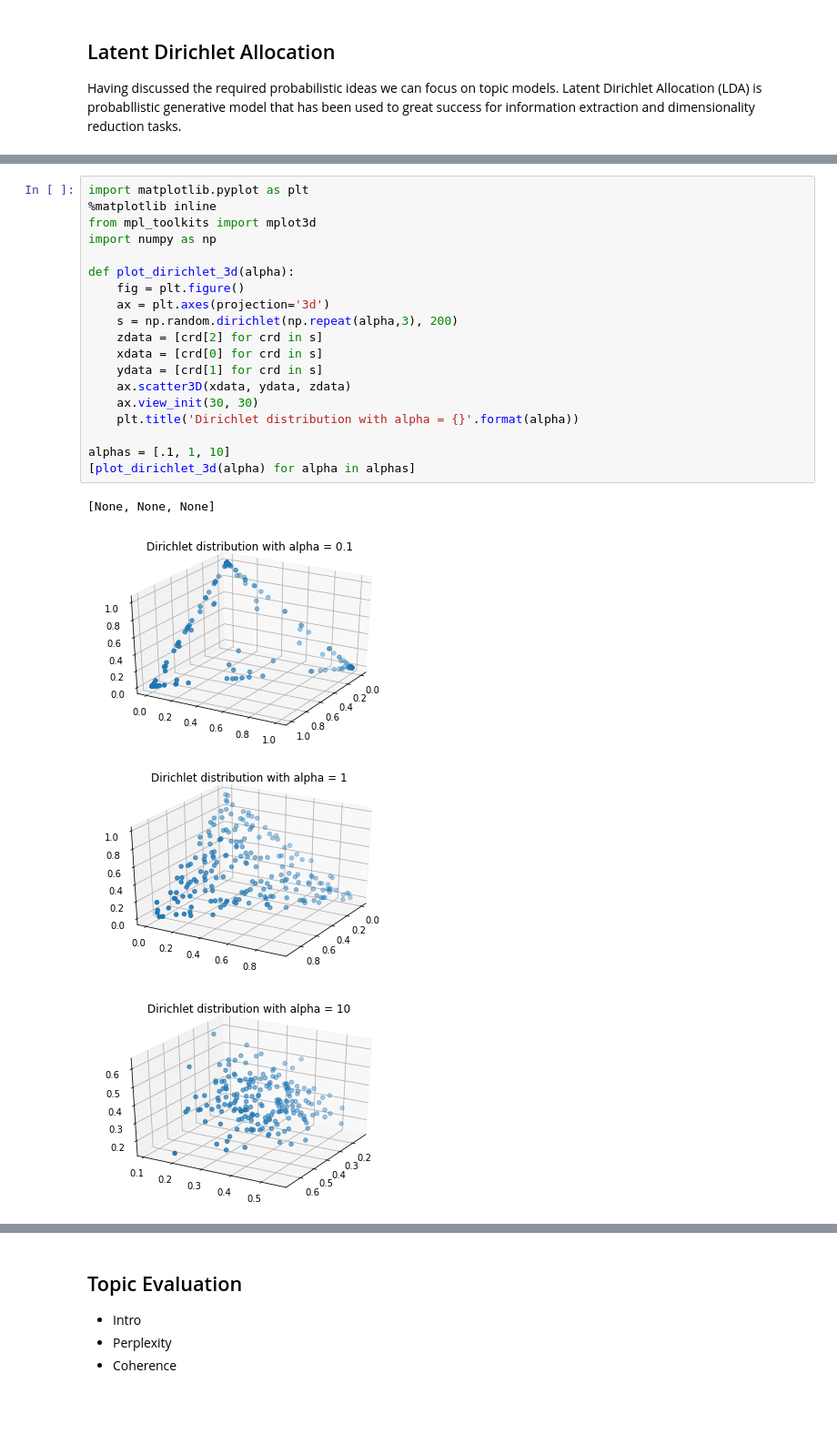
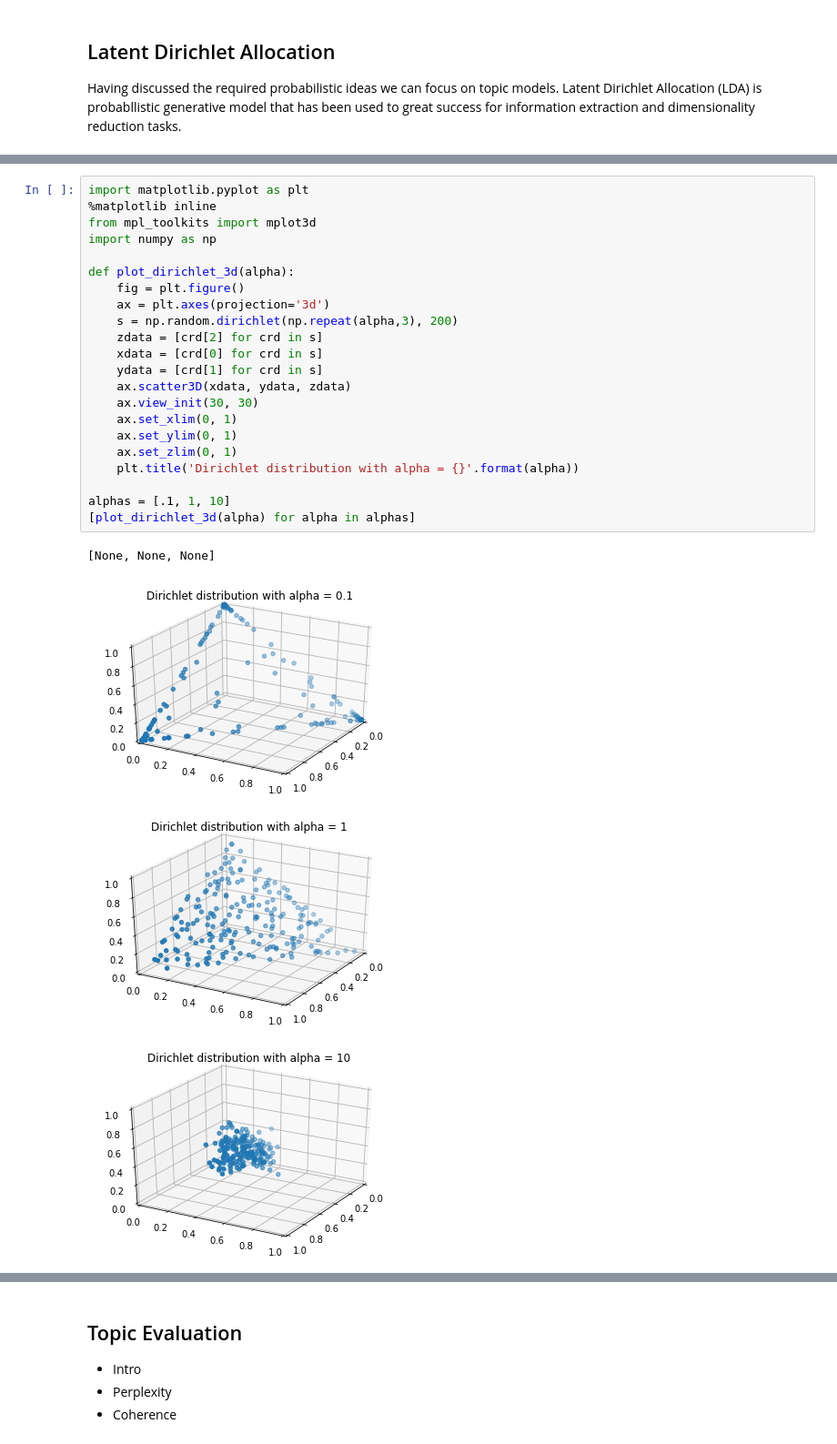
Before and after one commit to dgradovich/LDA_train, a Jupyter notebook: Advanced Analytics Training - Latent Dirichlet Allocation.ipynb, the cells around one changed output, grey strips where cells are left out. Shown at 91% size. Cells and saved outputs as stored; diff of their text form; blank space fills up the shorter version.

```diff
--- a/Advanced Analytics Training - Latent Dirichlet Allocation.ipynb
+++ b/Advanced Analytics Training - Latent Dirichlet Allocation.ipynb
@@ -122,24 +135,27 @@ The choice of hyperparameters in the priors affects how the words are distribute
 # %%
 import matplotlib.pyplot as plt
 %matplotlib inline
 from mpl_toolkits import mplot3d
 import numpy as np
 
 def plot_dirichlet_3d(alpha):
     fig = plt.figure()
     ax = plt.axes(projection='3d')
     s = np.random.dirichlet(np.repeat(alpha,3), 200)
     zdata = [crd[2] for crd in s]
     xdata = [crd[0] for crd in s]
     ydata = [crd[1] for crd in s]
     ax.scatter3D(xdata, ydata, zdata)
     ax.view_init(30, 30)
+    ax.set_xlim(0, 1)
+    ax.set_ylim(0, 1)
+    ax.set_zlim(0, 1)
     plt.title('Dirichlet distribution with alpha = {}'.format(alpha))
 
 alphas = [.1, 1, 10]
 [plot_dirichlet_3d(alpha) for alpha in alphas]
 # %% [output]
 [None, None, None]
-[figure, old version]
+[figure, new version]
-[figure, old version]
+[figure, new version]
-[figure, old version]
+[figure, new version]
```
Also changed, not shown: parts of 12 cells of this notebook, 1 other file.
